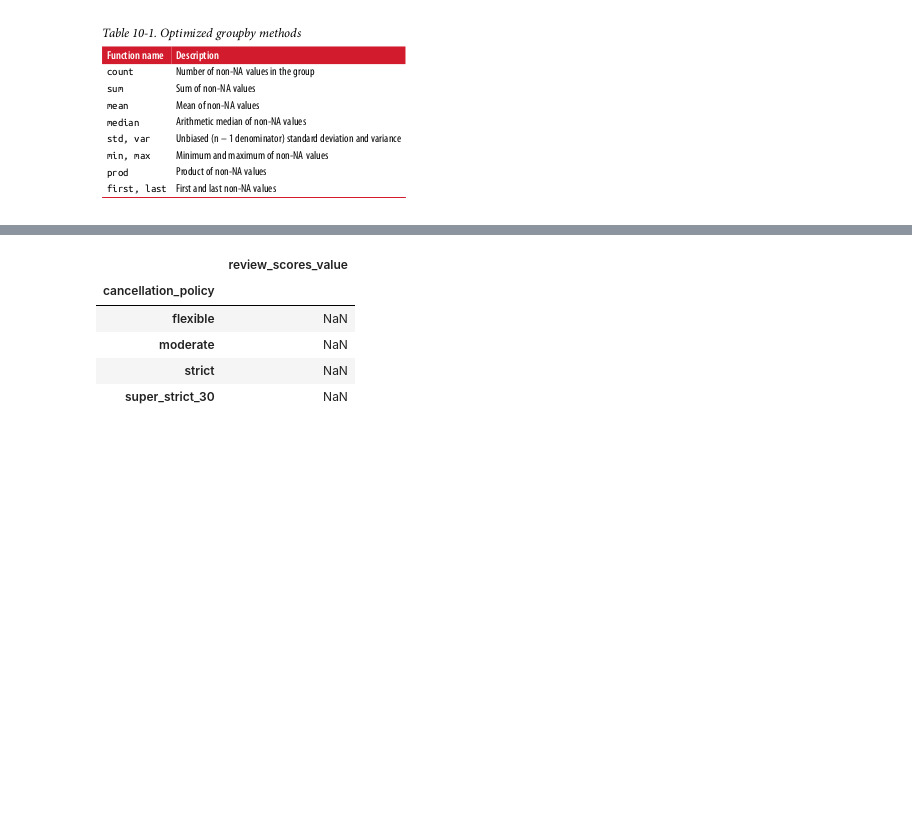
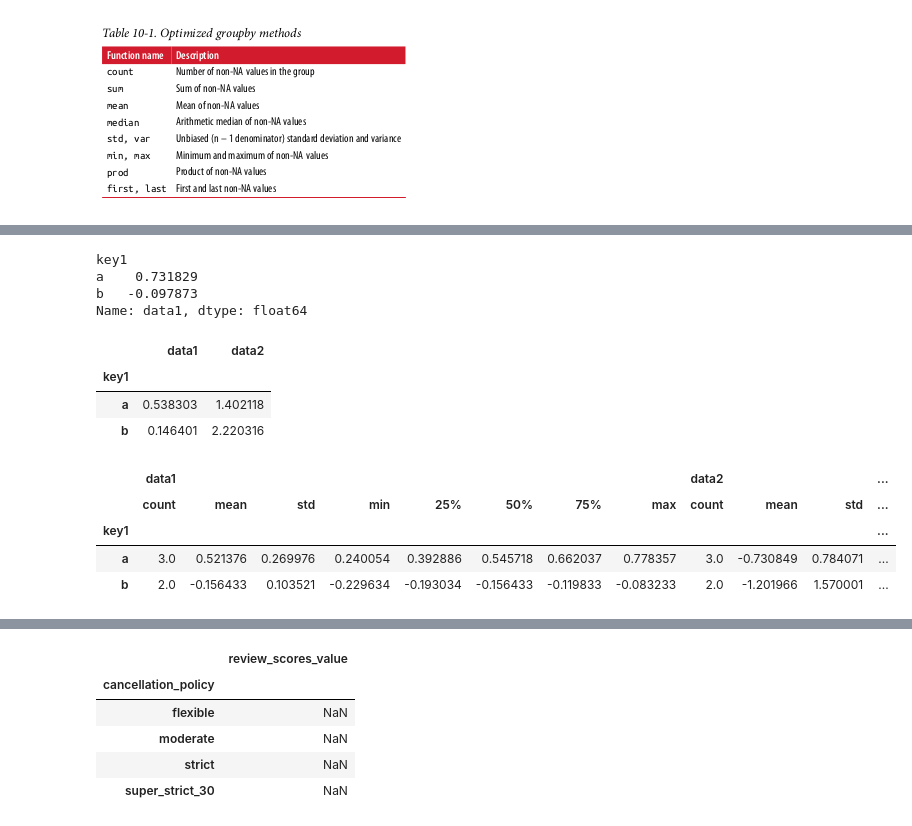
Before and after one commit to jmelendezgeo/Apuntes-Data-Science, a Jupyter notebook: Applied Data Science with Python - Coursera Specialization /Introduction To Data Science/Semana-3.ipynb, the cells around one changed output, grey strips where cells are left out. Drawn from its saved outputs; the diff is of its cells as text; code cells hidden in the pictures; blank space fills up the shorter version.

```diff
--- a/Applied Data Science with Python - Coursera Specialization /Introduction To Data Science/Semana-3.ipynb
+++ b/Applied Data Science with Python - Coursera Specialization /Introduction To Data Science/Semana-3.ipynb
@@ -942,0 +945,10 @@ Aggregation se refiere a cualquier data tranformation que produce valores escala
+# %%
+import pandas as pd
+import numpy as np
+
+df = pd.DataFrame({'key1' : ['a', 'a', 'b', 'b', 'a'],
+                    'key2' : ['one', 'two', 'one', 'two', 'one'],
+                    'data1' : np.random.randn(5),
+                    'data2' : np.random.randn(5)})
+
+df
@@ -942,0 +962,8 @@ Aggregation se refiere a cualquier data tranformation que produce valores escala
+# %%
+grouped = df.groupby('key1')
+grouped['data1'].quantile(0.9)
+# %% [output]
+key1
+a    0.731829
+b   -0.097873
+Name: data1, dtype: float64
@@ -942,0 +976,17 @@ Aggregation se refiere a cualquier data tranformation que produce valores escala
+# %%
+grouped.agg(peak_to_peak)
+# %% [output]
+|  | data1 | data2 |
+| key1 |  |  |
+| a | 0.538303 | 1.402118 |
+| b | 0.146401 | 2.220316 |
+# %%
+# Hay otros metodos que tambien funcionan aunque no sean aggregation, estrictamente hablando. Como describe
+
+grouped.describe()
+# %% [output]
+|  | data1 |  |  |  |  |  |  |  | data2 |  |  | ... |
+|  | count | mean | std | min | 25% | 50% | 75% | max | count | mean | std | ... |
+| key1 |  |  |  |  |  |  |  |  |  |  |  | ... |
+| a | 3.0 | 0.521376 | 0.269976 | 0.240054 | 0.392886 | 0.545718 | 0.662037 | 0.778357 | 3.0 | -0.730849 | 0.784071 | ... |
+| b | 2.0 | -0.156433 | 0.103521 | -0.229634 | -0.193034 | -0.156433 | -0.119833 | -0.083233 | 2.0 | -1.201966 | 1.570001 | ... |
```
Also changed, not shown: parts of 49 cells of this notebook, 36 other files.
